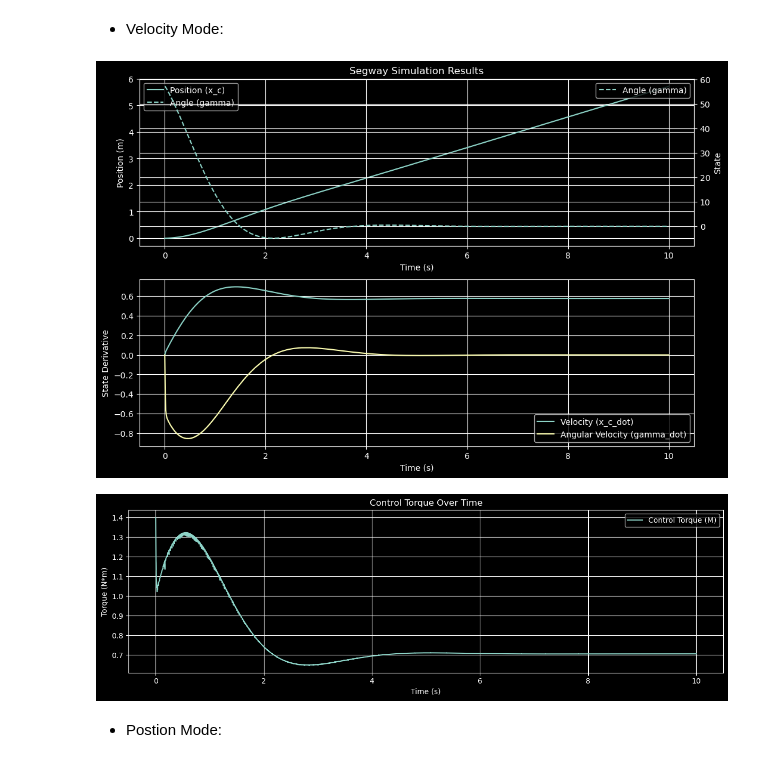
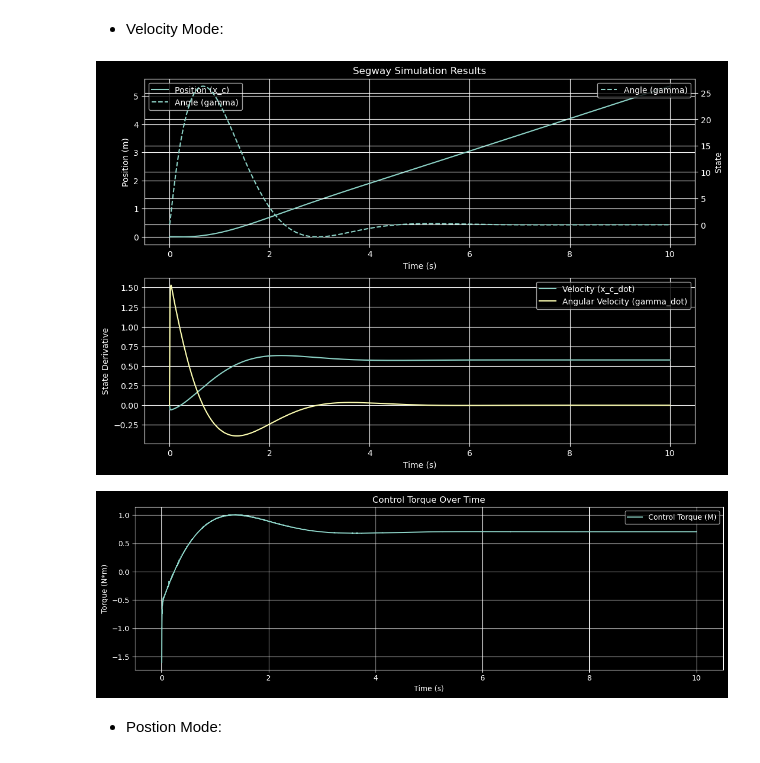
Before and after one commit to gaoshenghan1130/Python_Simu4Unicycle, a Jupyter notebook: Derivation/Segway/Segway_motorDamping.ipynb, the cells around one changed output. Saved outputs shown, nothing was run; the diff lists cells and outputs as text; code cells hidden in the pictures.

```diff
--- a/Derivation/Segway/Segway_motorDamping.ipynb
+++ b/Derivation/Segway/Segway_motorDamping.ipynb
@@ -82,25 +82,25 @@ run_simulation(
 # %%
 from Runner import run_simulation
 from Parameters import params
 from Config import CONTROL_MODE, MODEL_T
 
 params.B = 0.306
 params.B_0 = 0
 
 
 run_simulation(
-    initial_state=[0.0, 0.0, 1, 0.0],
+    initial_state=[0.0, 0.0, 0.0, 0.0],
     time_span=(0, 10),
     control_mode=CONTROL_MODE.VELOCITY,
     desired_gamma=0.0,
     desired_velocity=0.4,
     model_type=MODEL_T.NONLINEAR_DAMP,
     record_Torque=True,
     export_CSV_flag=True,
 )
 # %% [output]
-[figure, old version]
+[figure, new version]
-[figure, old version]
+[figure, new version]
 # %% [markdown]
 - Postion Mode:
 # %%
```
Also changed, not shown: 1 other file.
